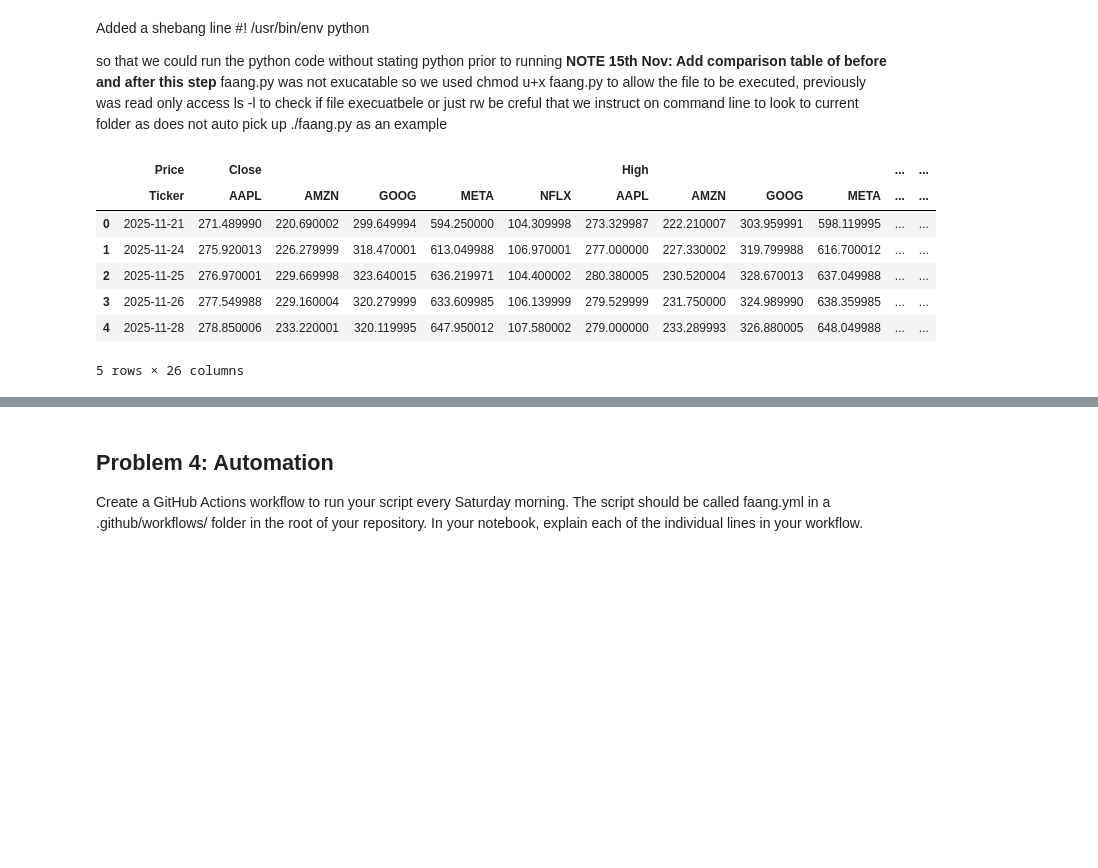
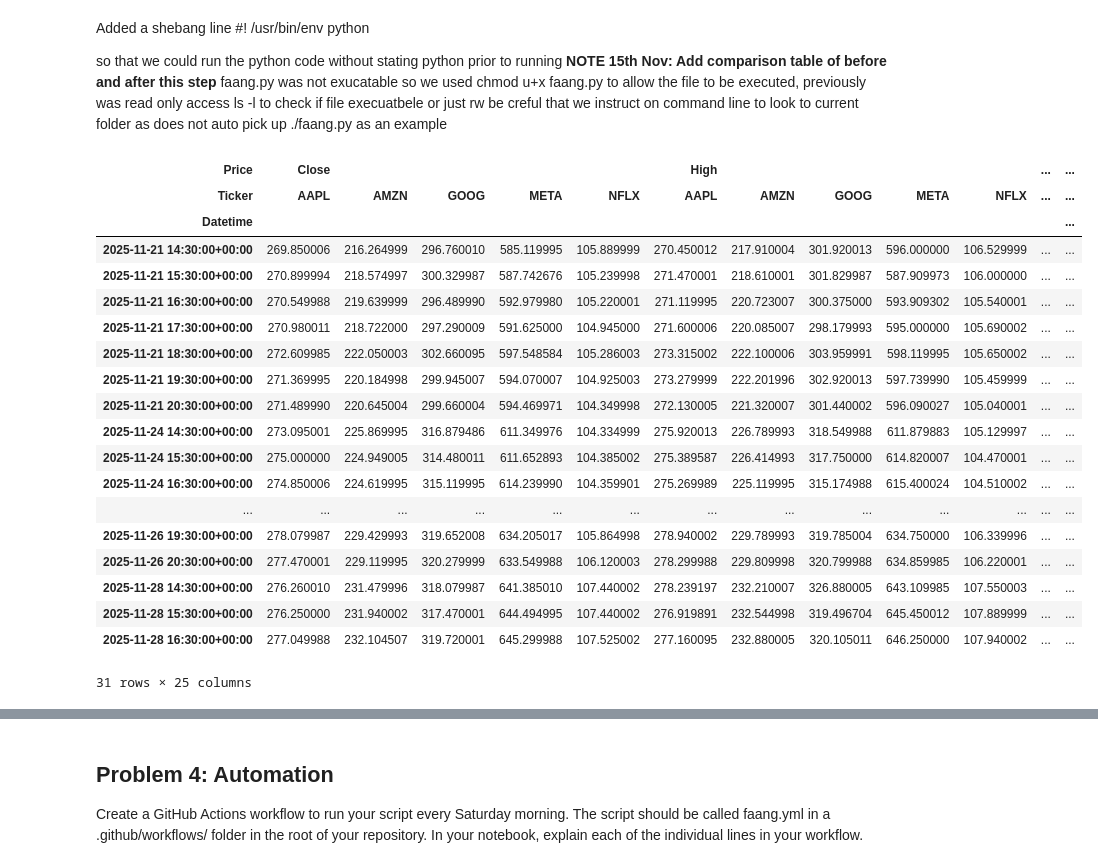
Before and after one commit to Mr-Scarf/computer-infrastructure, a Jupyter notebook: problems.ipynb, the cells around one changed output, grey strips where cells are left out. Drawn from its saved outputs; the diff is of its cells as text; code cells hidden in the pictures; blank space fills up the shorter version.

Commit message:
Problem 1+2+3 Updates - Lecture 31-33

```diff
--- a/problems.ipynb
+++ b/problems.ipynb
@@ -217,22 +254,34 @@ faang.py was not exucatable so we used chmod u+x faang.py to allow the file to b
 ls -l to check if file execuatbele or just rw
 be creful that we instruct on command line to look to current folder as does not auto pick up ./faang.py as an example
 # %%
-# lecture 33 - delete - messing
-df = pd.read_csv(f'Data/{data_files[0]}',header=[0,1],skiprows=[2])
-
+# lecture 33 - can delete as not necesarily required but better for reading file in csv
+df = pd.read_csv(f'Data/{data_files[0]}',header=[0,1],index_col=0,parse_dates=True)
+#Show df
 df
 
 # mULTICOLUMN INDEX back from yfinance, currently only using 1st row
 # Remove multi index - ref. https://stackoverflow.com/questions/20208320/how-to-remove-multiindex-in-pandas-dataframe
 # https://pandas.pydata.org/pandas-docs/stable/reference/api/pandas.read_csv.html
 
 # header infer means firs
 # %% [output]
-|  | Price | Close |  |  |  |  | High |  |  |  | ... | ... |
-|  | Ticker | AAPL | AMZN | GOOG | META | NFLX | AAPL | AMZN | GOOG | META | ... | ... |
-| 0 | 2025-11-21 | 271.489990 | 220.690002 | 299.649994 | 594.250000 | 104.309998 | 273.329987 | 222.210007 | 303.959991 | 598.119995 | ... | ... |
-| 1 | 2025-11-24 | 275.920013 | 226.279999 | 318.470001 | 613.049988 | 106.970001 | 277.000000 | 227.330002 | 319.799988 | 616.700012 | ... | ... |
-| 2 | 2025-11-25 | 276.970001 | 229.669998 | 323.640015 | 636.219971 | 104.400002 | 280.380005 | 230.520004 | 328.670013 | 637.049988 | ... | ... |
-| 3 | 2025-11-26 | 277.549988 | 229.160004 | 320.279999 | 633.609985 | 106.139999 | 279.529999 | 231.750000 | 324.989990 | 638.359985 | ... | ... |
-| 4 | 2025-11-28 | 278.850006 | 233.220001 | 320.119995 | 647.950012 | 107.580002 | 279.000000 | 233.289993 | 326.880005 | 648.049988 | ... | ... |
+| Price | Close |  |  |  |  | High |  |  |  |  | ... | ... |
+| Ticker | AAPL | AMZN | GOOG | META | NFLX | AAPL | AMZN | GOOG | META | NFLX | ... | ... |
+| Datetime |  |  |  |  |  |  |  |  |  |  |  | ... |
+| 2025-11-21 14:30:00+00:00 | 269.850006 | 216.264999 | 296.760010 | 585.119995 | 105.889999 | 270.450012 | 217.910004 | 301.920013 | 596.000000 | 106.529999 | ... | ... |
+| 2025-11-21 15:30:00+00:00 | 270.899994 | 218.574997 | 300.329987 | 587.742676 | 105.239998 | 271.470001 | 218.610001 | 301.829987 | 587.909973 | 106.000000 | ... | ... |
+| 2025-11-21 16:30:00+00:00 | 270.549988 | 219.639999 | 296.489990 | 592.979980 | 105.220001 | 271.119995 | 220.723007 | 300.375000 | 593.909302 | 105.540001 | ... | ... |
+| 2025-11-21 17:30:00+00:00 | 270.980011 | 218.722000 | 297.290009 | 591.625000 | 104.945000 | 271.600006 | 220.085007 | 298.179993 | 595.000000 | 105.690002 | ... | ... |
+| 2025-11-21 18:30:00+00:00 | 272.609985 | 222.050003 | 302.660095 | 597.548584 | 105.286003 | 273.315002 | 222.100006 | 303.959991 | 598.119995 | 105.650002 | ... | ... |
+| 2025-11-21 19:30:00+00:00 | 271.369995 | 220.184998 | 299.945007 | 594.070007 | 104.925003 | 273.279999 | 222.201996 | 302.920013 | 597.739990 | 105.459999 | ... | ... |
+| 2025-11-21 20:30:00+00:00 | 271.489990 | 220.645004 | 299.660004 | 594.469971 | 104.349998 | 272.130005 | 221.320007 | 301.440002 | 596.090027 | 105.040001 | ... | ... |
+| 2025-11-24 14:30:00+00:00 | 273.095001 | 225.869995 | 316.879486 | 611.349976 | 104.334999 | 275.920013 | 226.789993 | 318.549988 | 611.879883 | 105.129997 | ... | ... |
+| 2025-11-24 15:30:00+00:00 | 275.000000 | 224.949005 | 314.480011 | 611.652893 | 104.385002 | 275.389587 | 226.414993 | 317.750000 | 614.820007 | 104.470001 | ... | ... |
+| 2025-11-24 16:30:00+00:00 | 274.850006 | 224.619995 | 315.119995 | 614.239990 | 104.359901 | 275.269989 | 225.119995 | 315.174988 | 615.400024 | 104.510002 | ... | ... |
+| ... | ... | ... | ... | ... | ... | ... | ... | ... | ... | ... | ... | ... |
+| 2025-11-26 19:30:00+00:00 | 278.079987 | 229.429993 | 319.652008 | 634.205017 | 105.864998 | 278.940002 | 229.789993 | 319.785004 | 634.750000 | 106.339996 | ... | ... |
+| 2025-11-26 20:30:00+00:00 | 277.470001 | 229.119995 | 320.279999 | 633.549988 | 106.120003 | 278.299988 | 229.809998 | 320.799988 | 634.859985 | 106.220001 | ... | ... |
+| 2025-11-28 14:30:00+00:00 | 276.260010 | 231.479996 | 318.079987 | 641.385010 | 107.440002 | 278.239197 | 232.210007 | 326.880005 | 643.109985 | 107.550003 | ... | ... |
+| 2025-11-28 15:30:00+00:00 | 276.250000 | 231.940002 | 317.470001 | 644.494995 | 107.440002 | 276.919891 | 232.544998 | 319.496704 | 645.450012 | 107.889999 | ... | ... |
+| 2025-11-28 16:30:00+00:00 | 277.049988 | 232.104507 | 319.720001 | 645.299988 | 107.525002 | 277.160095 | 232.880005 | 320.105011 | 646.250000 | 107.940002 | ... | ... |
-5 rows × 26 columns
+31 rows × 25 columns
```
Also changed, not shown: parts of 10 cells of this notebook, 10 other files.
